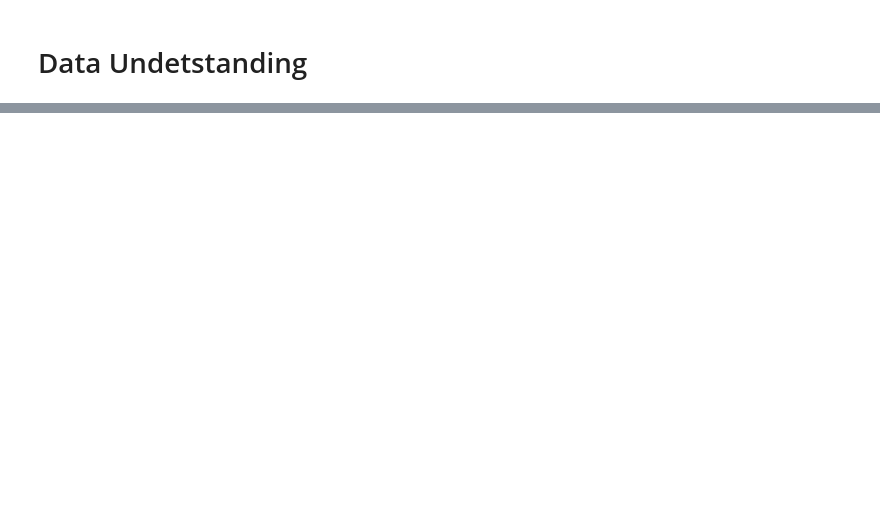
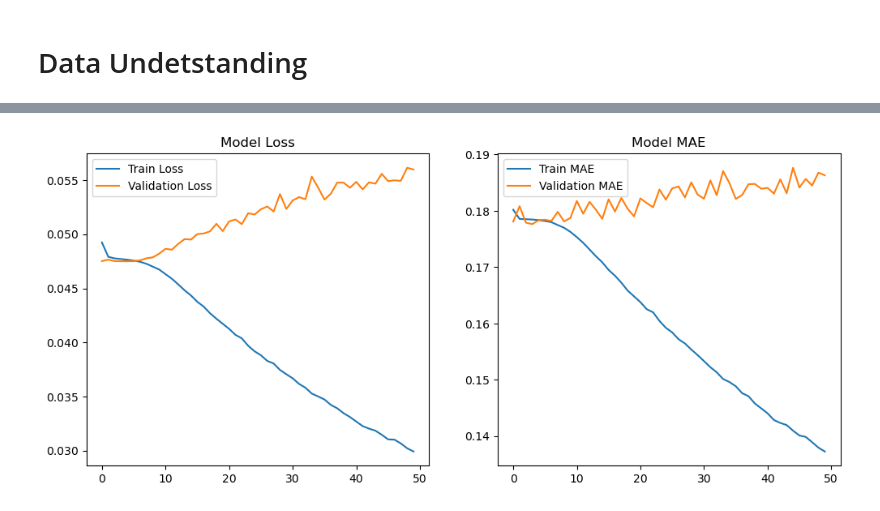
Before and after one commit to AugustNg/FYP, a Jupyter notebook: LSTM2.ipynb, the cells around one changed output, grey strips where cells are left out. Cells and saved outputs as stored; diff of their text form; code cells hidden in the pictures; blank space fills up the shorter version.

```diff
--- a/LSTM2.ipynb
+++ b/LSTM2.ipynb
@@ -144,0 +167,13 @@ Epoch 16/100
+# %%
+def create_sequences(features, target, time_steps=10):
+    X, y = [], []
+    for i in range(len(features) - time_steps):
+        X.append(features[i:(i + time_steps)])
+        y.append(target[i + time_steps])
+    return np.array(X), np.array(y)
+
+time_steps = 10  # Number of previous time steps to use for prediction
+X, y = create_sequences(scaled_features, scaled_target, time_steps)
+
+# Split into train and test sets
+X_train, X_test, y_train, y_test = train_test_split(X, y, test_size=0.2, random_state=42)
@@ -144,0 +219,8 @@ Epoch 16/100
+# %%
+history = model.fit(
+    X_train, y_train,
+    epochs=50,
+    batch_size=32,
+    validation_data=(X_test, y_test),
+    verbose=1
+)
@@ -144,0 +245,24 @@ Epoch 16/100
+# %%
+import matplotlib.pyplot as plt
+
+# Plot training history
+plt.figure(figsize=(12, 5))
+plt.subplot(1, 2, 1)
+plt.plot(history.history['loss'], label='Train Loss')
+plt.plot(history.history['val_loss'], label='Validation Loss')
+plt.title('Model Loss')
+plt.legend()
+
+plt.subplot(1, 2, 2)
+plt.plot(history.history['mae'], label='Train MAE')
+plt.plot(history.history['val_mae'], label='Validation MAE')
+plt.title('Model MAE')
+plt.legend()
+plt.show()
+
+# Evaluate on test set
+test_loss, test_mae = model.evaluate(X_test, y_test, verbose=0)
+print(f"Test Loss: {test_loss:.4f}")
+print(f"Test MAE: {test_mae:.4f}")
+# %% [output]
+[figure, added]
```
Also changed, not shown: parts of 12 cells of this notebook, 16 other files.
